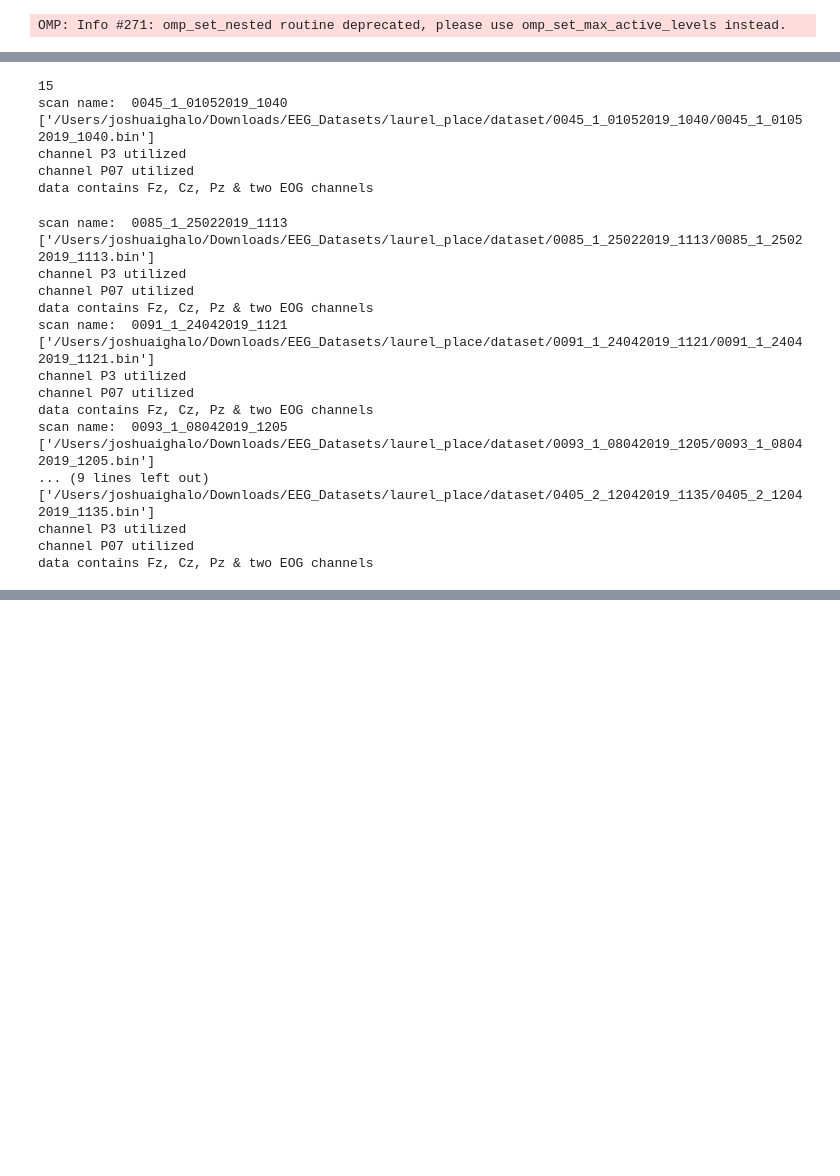
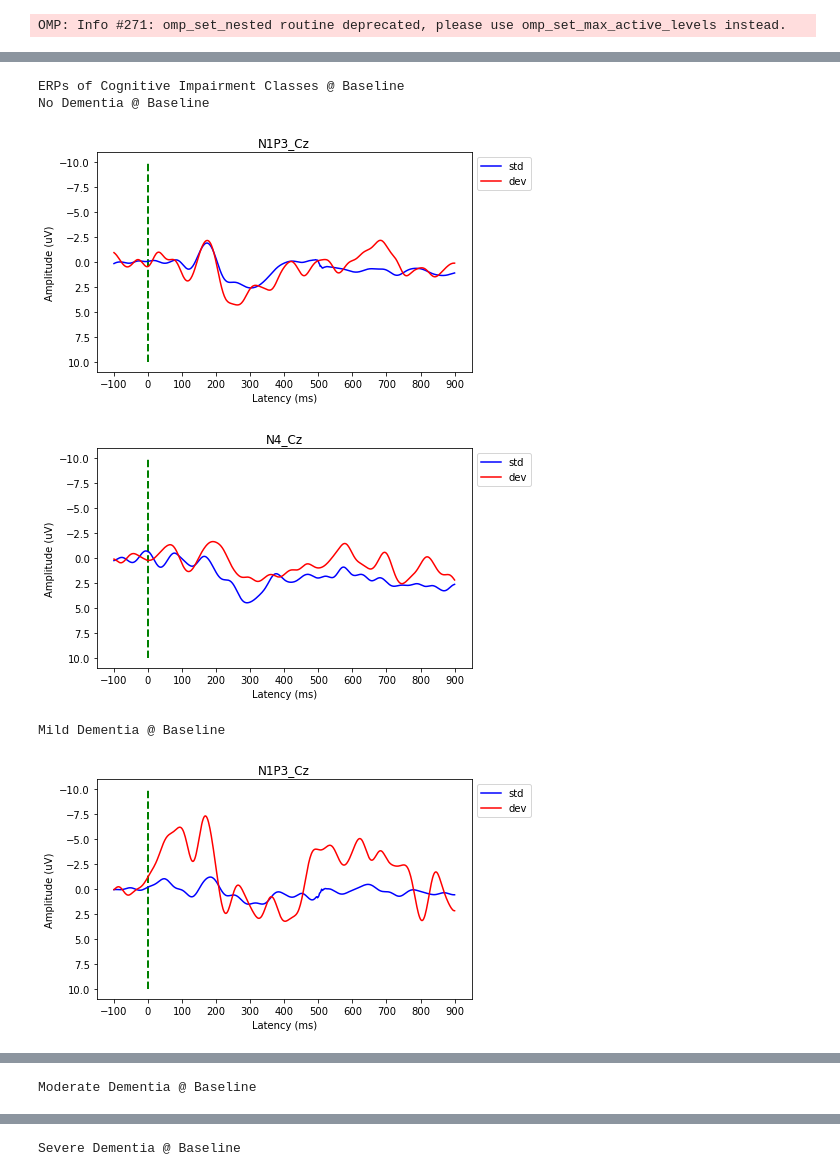
Before and after one commit to iggy96/Dementia-EEG-Analysis, a Jupyter notebook: groupAveraging.ipynb, the cells around one changed output, grey strips where cells are left out. Saved outputs shown, nothing was run; the diff lists cells and outputs as text; code cells hidden in the pictures; blank space fills up the shorter version.

```diff
--- a/groupAveraging.ipynb
+++ b/groupAveraging.ipynb
@@ -5,8 +4,17 @@ import dementia_classes
 # %% [output]
 OMP: Info #271: omp_set_nested routine deprecated, please use omp_set_max_active_levels instead.
+# %%
+filename = "300uV_Threshold@0.1_10Hz.csv"
+localPath_scans = "/Users/joshuaighalo/Documents/BrainNet/Projects/Workspace/results/laurel place/quality scans/"
+file_dir = localPath_scans+filename
+localPath_data = '/Users/joshuaighalo/Downloads/EEG_Datasets/laurel_place/cleaned_dataset'
+image_dest_dir = '/Users/joshuaighalo/Documents/BrainNet/Projects/Workspace/results/laurel place/images/grand_averages'
+version = 1.0
+fs = cfg.fs
+line = cfg.line
+lowcut = cfg.highPass
+highcut = cfg.lowPass
+disp = "Cz"
 # %%
 #   baseline scans for different dementia classes
-base_ND = dementia_classes.scansND_B
-base_MILD = dementia_classes.scansMILD_B
-base_MOD = dementia_classes.scansMOD_B
-base_SD = dementia_classes.scansSEVD_B
+quality_scans = pd.read_csv(file_dir)
@@ -73,33 +21,5 @@ data contains Fz, Cz, Pz & two EOG channels
-# %%
-print(len(base_ND))
-
-
-eeg_base_ND = []
-for i in range(len(base_MILD)):
-    eeg_base_ND.append(pipeline_single_NC(device_version=1.0,
-                    scan_ID=base_MILD[i][1],
-                    local_path='/Users/joshuaighalo/Downloads/EEG_Datasets/laurel_place/dataset'))
-# %% [output]
-15
-scan name:  0045_1_01052019_1040
-['/Users/joshuaighalo/Downloads/EEG_Datasets/laurel_place/dataset/0045_1_01052019_1040/0045_1_01052019_1040.bin']
-channel P3 utilized
-channel P07 utilized
-data contains Fz, Cz, Pz & two EOG channels
-scan name:  0085_1_25022019_1113
-['/Users/joshuaighalo/Downloads/EEG_Datasets/laurel_place/dataset/0085_1_25022019_1113/0085_1_25022019_1113.bin']
-channel P3 utilized
-channel P07 utilized
-data contains Fz, Cz, Pz & two EOG channels
-scan name:  0091_1_24042019_1121
-['/Users/joshuaighalo/Downloads/EEG_Datasets/laurel_place/dataset/0091_1_24042019_1121/0091_1_24042019_1121.bin']
-channel P3 utilized
-channel P07 utilized
-data contains Fz, Cz, Pz & two EOG channels
-scan name:  0093_1_08042019_1205
-['/Users/joshuaighalo/Downloads/EEG_Datasets/laurel_place/dataset/0093_1_08042019_1205/0093_1_08042019_1205.bin']
-... (9 lines left out)
-['/Users/joshuaighalo/Downloads/EEG_Datasets/laurel_place/dataset/0405_2_12042019_1135/0405_2_12042019_1135.bin']
-channel P3 utilized
-channel P07 utilized
-data contains Fz, Cz, Pz & two EOG channels
+# %%
+base_ND = [x for x in (quality_scans['Baseline No Dementia'].to_numpy()) if str(x) != 'nan']
+base_MILD = [x for x in (quality_scans['Baseline Mild Dementia'].to_numpy()) if str(x) != 'nan']
+base_MODERATE = [x for x in (quality_scans['Baseline Moderate Dementia'].to_numpy()) if str(x) != 'nan']
+base_SEVERE = [x for x in (quality_scans['Baseline Severe Dementia'].to_numpy()) if str(x) != 'nan']
@@ -105,0 +36,13 @@ data contains Fz, Cz, Pz & two EOG channels
+# %%
+print("ERPs of Cognitive Impairment Classes @ Baseline")
+erp_baseND = averageERPs(device_version=version,scan_IDs=base_ND,dispIMG_Channel=disp,local_path=localPath_data,fs=cfg.fs,line=cfg.line,lowcut=cfg.highPass,highcut=cfg.lowPass,stimTrig=cfg.stimTrig,clip=cfg.clip,label="No Dementia @ Baseline",img_name="No Dementia @ Baseline",destination_dir=image_dest_dir)
+erp_baseMILD = averageERPs(device_version=version,scan_IDs=base_MILD,dispIMG_Channel=disp,local_path=localPath_data,fs=cfg.fs,line=cfg.line,lowcut=cfg.highPass,highcut=cfg.lowPass,stimTrig=cfg.stimTrig,clip=cfg.clip,label="Mild Dementia @ Baseline",img_name="Mild Dementia @ Baseline",destination_dir=image_dest_dir)
+erp_baseMODERATE = averageERPs(device_version=version,scan_IDs=base_MODERATE,dispIMG_Channel=disp,local_path=localPath_data,fs=cfg.fs,line=cfg.line,lowcut=cfg.highPass,highcut=cfg.lowPass,stimTrig=cfg.stimTrig,clip=cfg.clip,label="Moderate Dementia @ Baseline",img_name="Moderate Dementia @ Baseline",destination_dir=image_dest_dir)
+erp_baseSEVERE = averageERPs(device_version=version,scan_IDs=base_SEVERE,dispIMG_Channel=disp,local_path=localPath_data,fs=cfg.fs,line=cfg.line,lowcut=cfg.highPass,highcut=cfg.lowPass,stimTrig=cfg.stimTrig,clip=cfg.clip,label="Severe Dementia @ Baseline",img_name="Severe Dementia @ Baseline",destination_dir=image_dest_dir)
+# %% [output]
+ERPs of Cognitive Impairment Classes @ Baseline
+No Dementia @ Baseline
+[figure, added]
+[figure, added]
+Mild Dementia @ Baseline
+[figure, added]
@@ -105,0 +50 @@ data contains Fz, Cz, Pz & two EOG channels
+Moderate Dementia @ Baseline
@@ -105,0 +53 @@ data contains Fz, Cz, Pz & two EOG channels
+Severe Dementia @ Baseline
```
Also changed, not shown: parts of 9 cells of this notebook.
